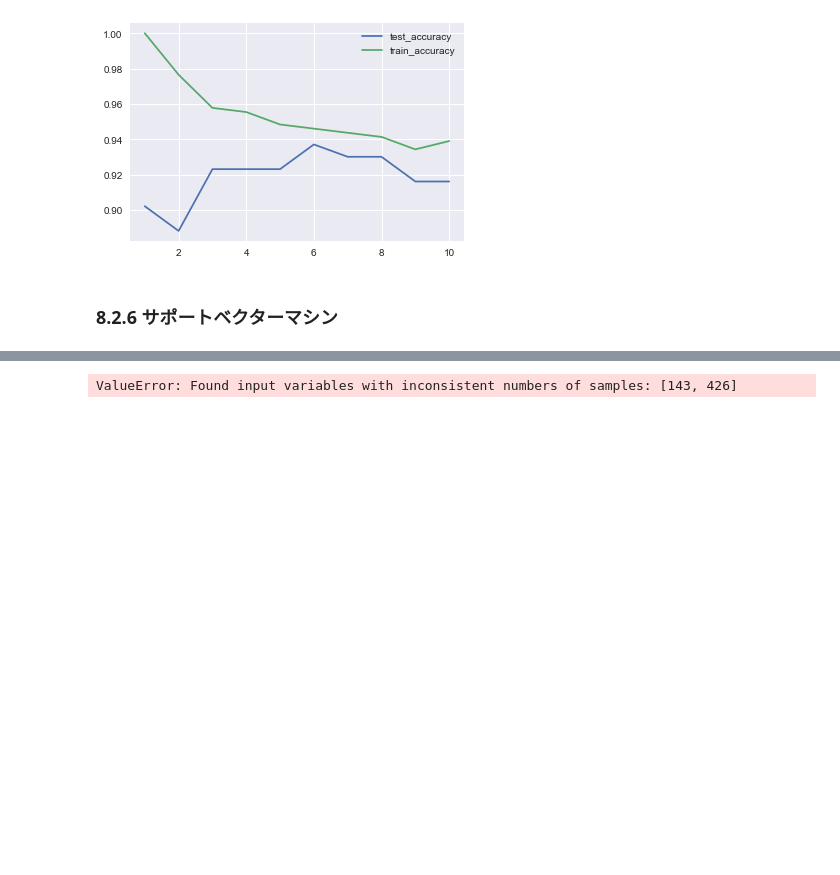
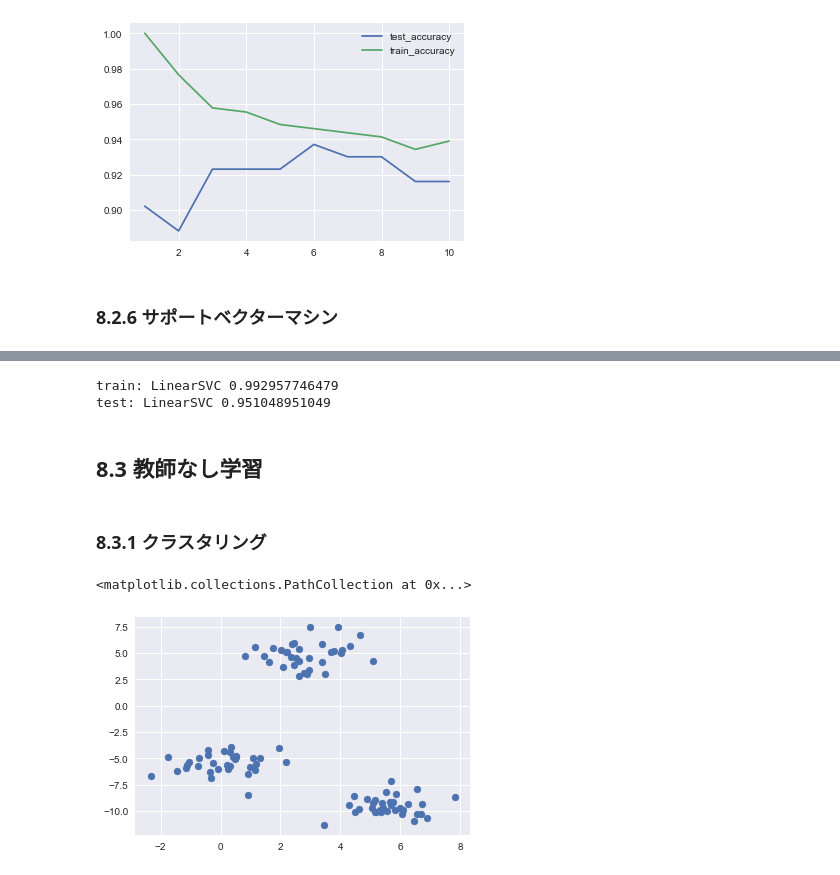
Before and after one commit to kecbigmt/data_science, a Jupyter notebook: mynote_chap8.ipynb, the cells around one changed output, grey strips where cells are left out. Saved outputs shown, nothing was run; the diff lists cells and outputs as text; code cells hidden in the pictures; blank space fills up the shorter version.

```diff
--- a/mynote_chap8.ipynb
+++ b/mynote_chap8.ipynb
@@ -341,7 +336,22 @@ X_test_std = sc.transform(X_test)
 
 svm_model = LinearSVC()
 clf = svm_model.fit(X_train_std, y_train)
-print("train:", clf.__class__.__name__, clf.score(X_train_std, y_test))
+print("train:", clf.__class__.__name__, clf.score(X_train_std, y_train))
 print("test:", clf.__class__.__name__, clf.score(X_test_std, y_test))
 # %% [output]
-ValueError: Found input variables with inconsistent numbers of samples: [143, 426]
+train: LinearSVC 0.992957746479
+test: LinearSVC 0.951048951049
+# %% [markdown]
+## 8.3 教師なし学習
+# %% [markdown]
+### 8.3.1 クラスタリング
+# %%
+from sklearn.datasets import make_blobs
+from sklearn.cluster import KMeans
+
+X, y = make_blobs(random_state=10)
+
+plt.scatter(X[:,0], X[:,1])
+# %% [output]
+<matplotlib.collections.PathCollection at 0x...>
+[figure, added]
```
Also changed, not shown: parts of 5 cells of this notebook, 4 other files.
